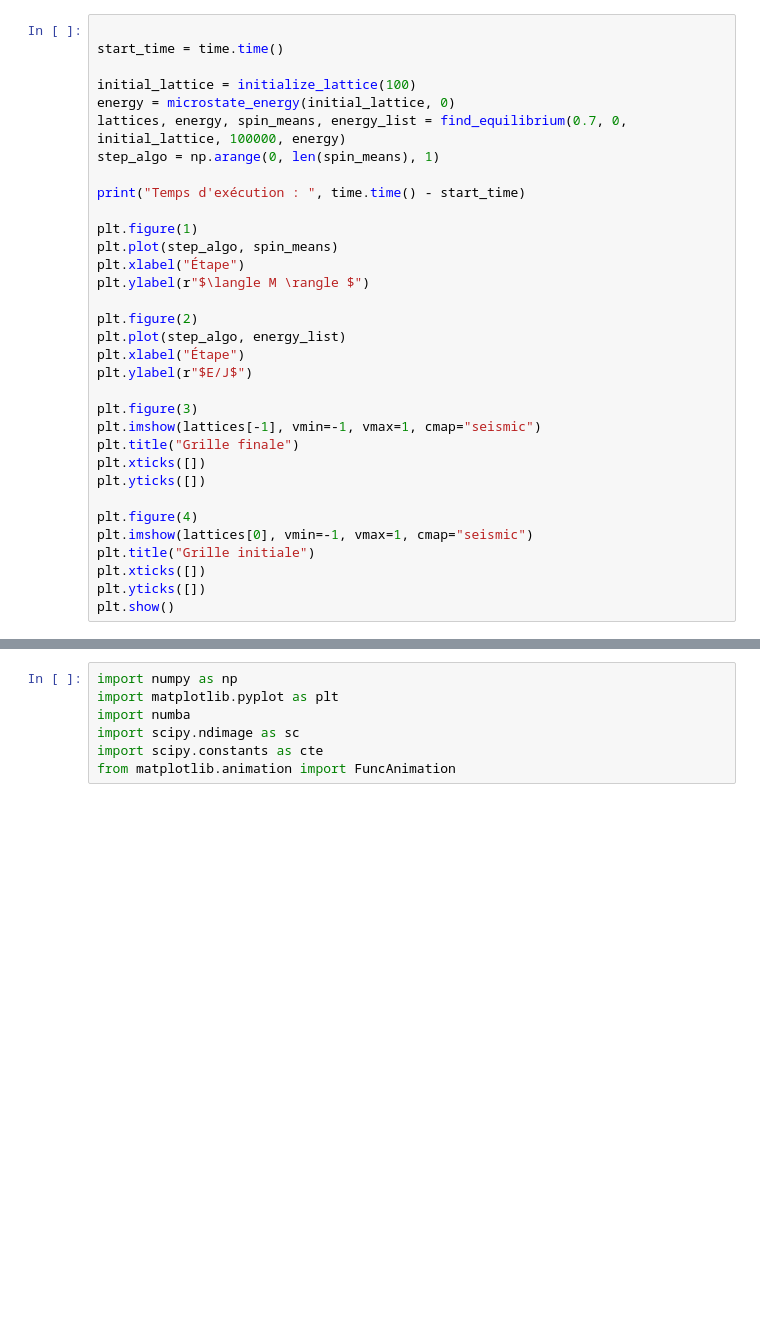
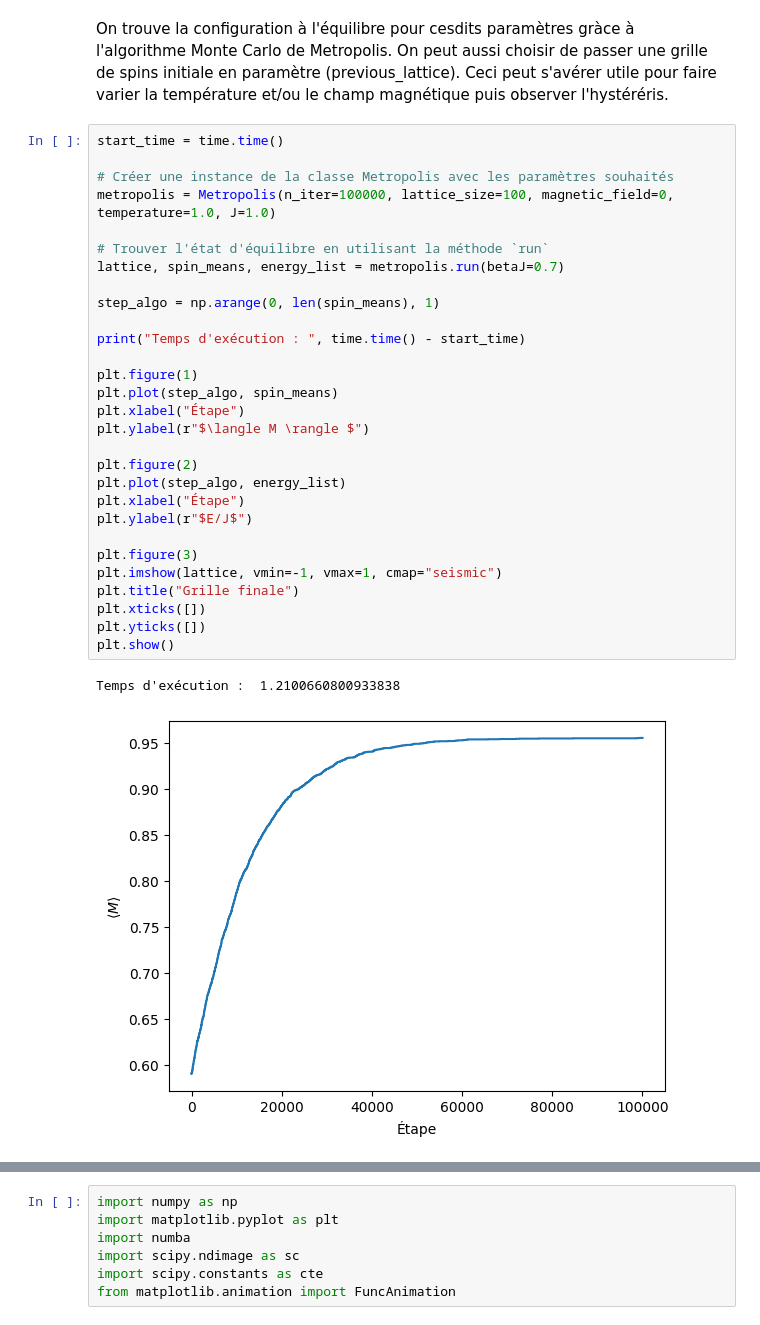
Before and after one commit to arlegare/physnum25, a Jupyter notebook: Test_arthur.ipynb, the cells around one changed output, grey strips where cells are left out. Drawn from its saved outputs; the diff is of its cells as text; blank space fills up the shorter version.

Commit message:
Classe finie! Place aux simulations:)

```diff
--- a/Test_arthur.ipynb
+++ b/Test_arthur.ipynb
@@ -204,33 +209,38 @@ print("Énergie finale :", energies[-1])
+# %% [markdown]
+
+On trouve la configuration à l'équilibre pour cesdits paramètres gràce à l'algorithme Monte Carlo de Metropolis.
+On peut aussi choisir de passer une grille de spins initiale en paramètre (previous_lattice).
+Ceci peut s'avérer utile pour faire varier la température et/ou le champ magnétique
+puis observer l'hystéréris.
 # %%
-
 start_time = time.time()
 
-initial_lattice = initialize_lattice(100)
-energy = microstate_energy(initial_lattice, 0)
-lattices, energy, spin_means, energy_list = find_equilibrium(0.7, 0, initial_lattice, 100000, energy)
+# Créer une instance de la classe Metropolis avec les paramètres souhaités
+metropolis = Metropolis(n_iter=100000, lattice_size=100, magnetic_field=0, temperature=1.0, J=1.0)
+
+# Trouver l'état d'équilibre en utilisant la méthode `run`
+lattice, spin_means, energy_list = metropolis.run(betaJ=0.7)
+
 step_algo = np.arange(0, len(spin_means), 1)
 
 print("Temps d'exécution : ", time.time() - start_time)
 
 plt.figure(1)
 plt.plot(step_algo, spin_means)
 plt.xlabel("Étape")
 plt.ylabel(r"$\langle M \rangle $")
 
 plt.figure(2)
 plt.plot(step_algo, energy_list)
 plt.xlabel("Étape")
 plt.ylabel(r"$E/J$")
 
 plt.figure(3)
-plt.imshow(lattices[-1], vmin=-1, vmax=1, cmap="seismic")
+plt.imshow(lattice, vmin=-1, vmax=1, cmap="seismic")
 plt.title("Grille finale")
 plt.xticks([])
 plt.yticks([])
-
-plt.figure(4)
-plt.imshow(lattices[0], vmin=-1, vmax=1, cmap="seismic")
-plt.title("Grille initiale")
-plt.xticks([])
-plt.yticks([])
 plt.show()
+# %% [output]
+Temps d'exécution :  1.2100660800933838
+[figure, added]
```
Also changed, not shown: parts of 8 cells of this notebook.
